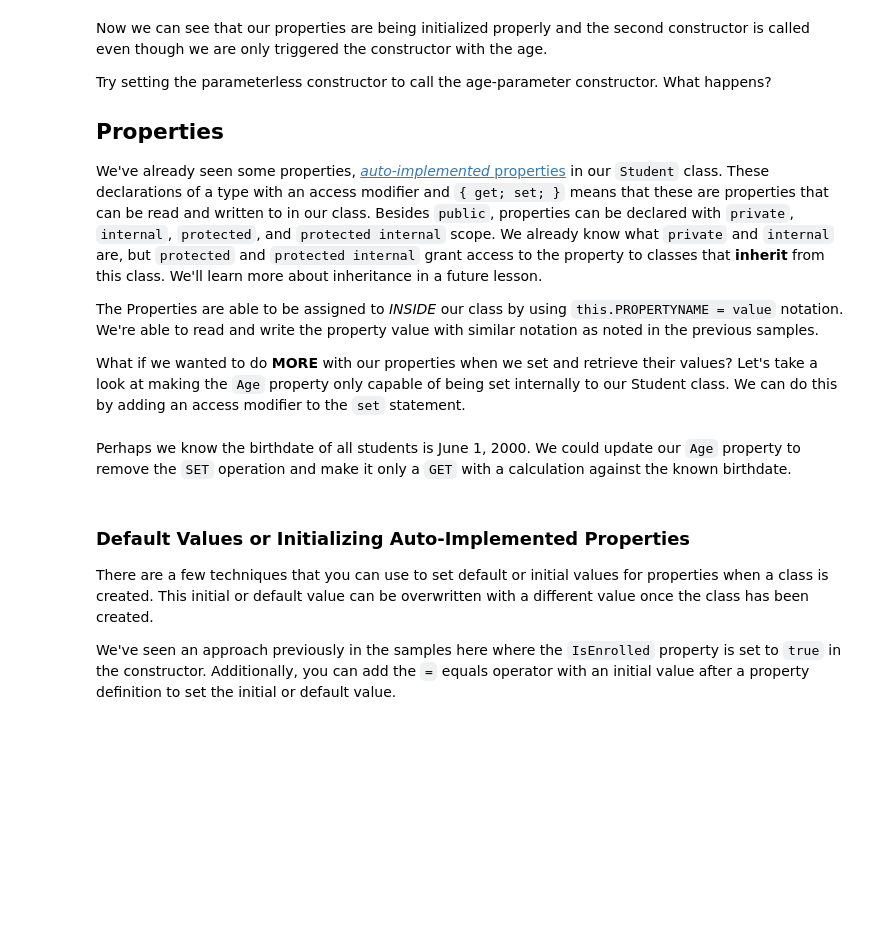
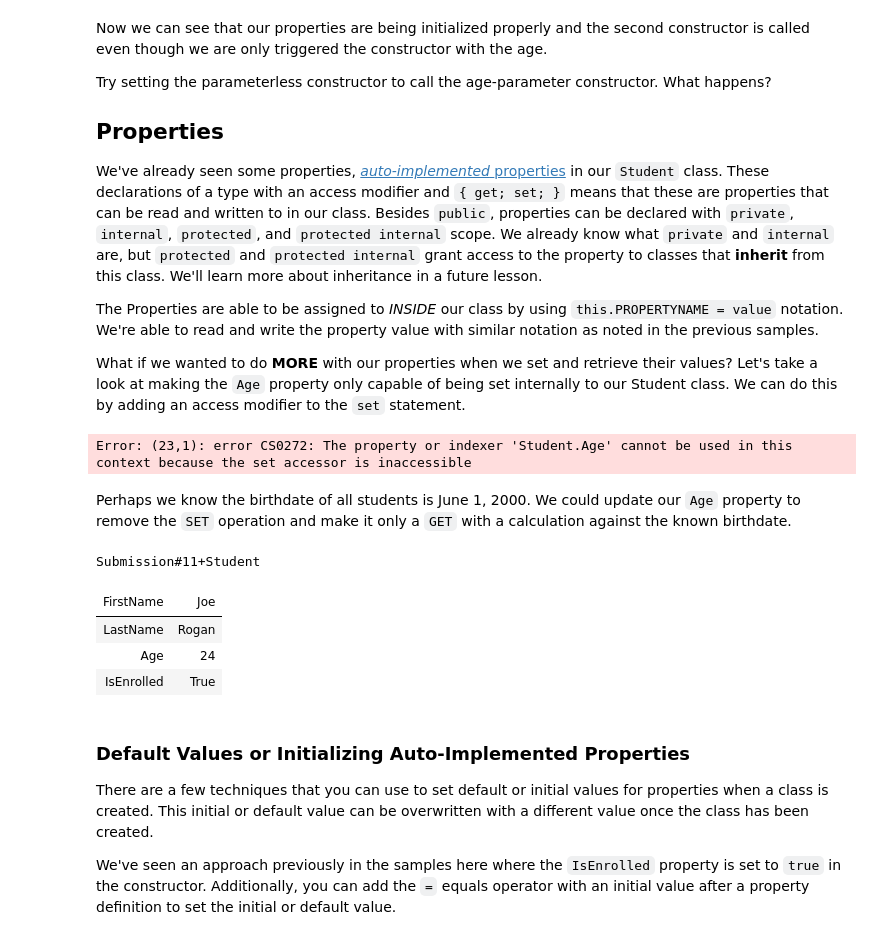
Before and after one commit to mraabhijit/csharp_with_csharpfritz, a Jupyter notebook: notebooks/0102-Classes.ipynb, the cells around one changed output. Saved outputs shown, nothing was run; the diff lists cells and outputs as text; code cells hidden in the pictures; blank space fills up the shorter version.

```diff
--- a/notebooks/0102-Classes.ipynb
+++ b/notebooks/0102-Classes.ipynb
@@ -225,34 +258,42 @@ public class Student {
 var s = new Student(30);
 display(s);
 
-// s.Age = 25;
-// display(s);
+s.Age = 25;
+display(s);
+# %% [output]
+Error: (23,1): error CS0272: The property or indexer 'Student.Age' cannot be used in this context because the set accessor is inaccessible
 # %% [markdown]
 Perhaps we know the birthdate of all students is June 1, 2000.  We could update our `Age` property to remove the `SET` operation and make it only a `GET` with a calculation against the known birthdate.
 # %%
 public class Student {
 
     public Student() { IsEnrolled = true; }
 
-    public string FirstName { get; set; }
-    public string LastName { get; set; }
+    public string FirstName { get; set; } = "Joe";
+    public string LastName { get; set; } = "Rogan";
 
     public byte Age {
         get
         {
             // Total days / 365 to convert to years... not 100% accurate, but close enough for a demo
             return (byte)Math.Floor(DateTime.Now.Subtract(new DateTime(2000, 6, 1)).TotalDays / 365d);
         }
     }
     public bool IsEnrolled { get; set; }
 
 }
 
 // Create a new Student object and assign it to the variable name `s`
 var s = new Student();
 // s.Age = 30;
 
 display(s)
+# %% [output]
+Submission#11+Student
+| FirstName | Joe |
+| LastName | Rogan |
+| Age | 24 |
+| IsEnrolled | True |
 # %% [markdown]
 ### Default Values or Initializing Auto-Implemented Properties
 
```
Also changed, not shown: parts of 5 cells of this notebook.
